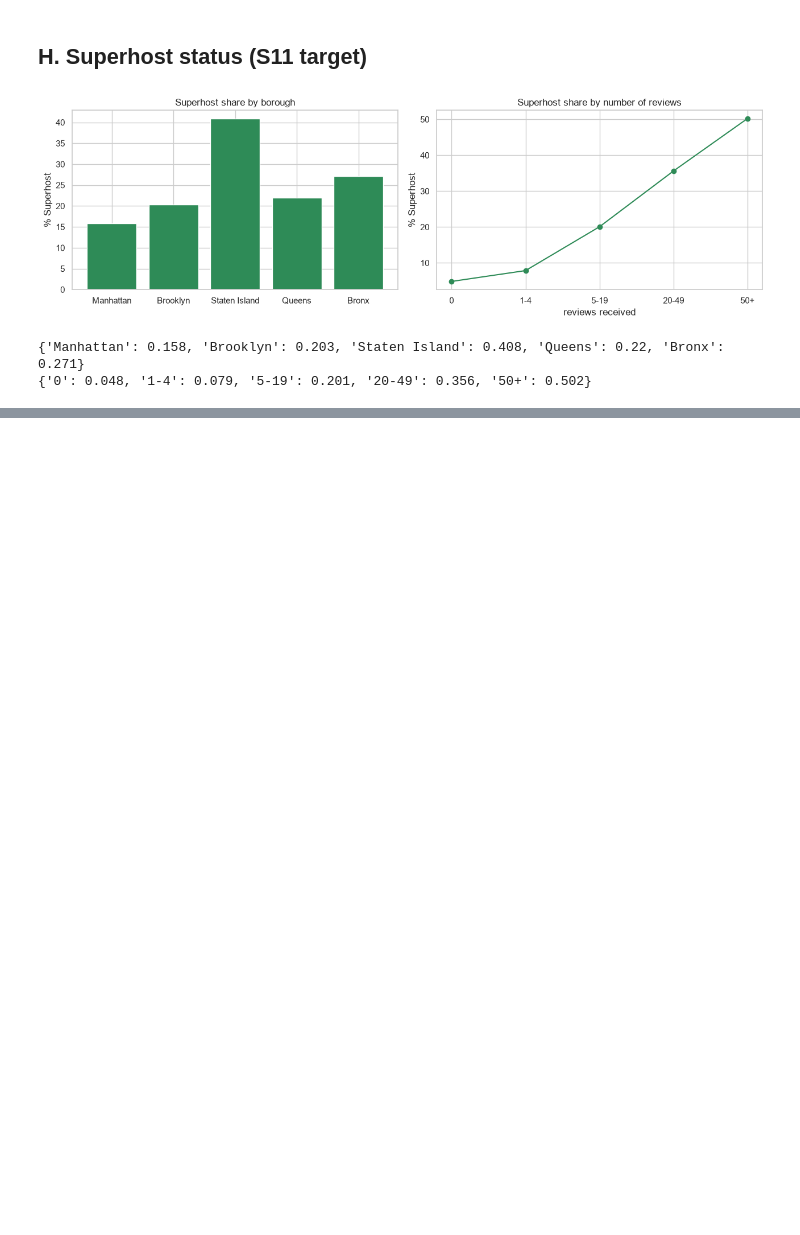
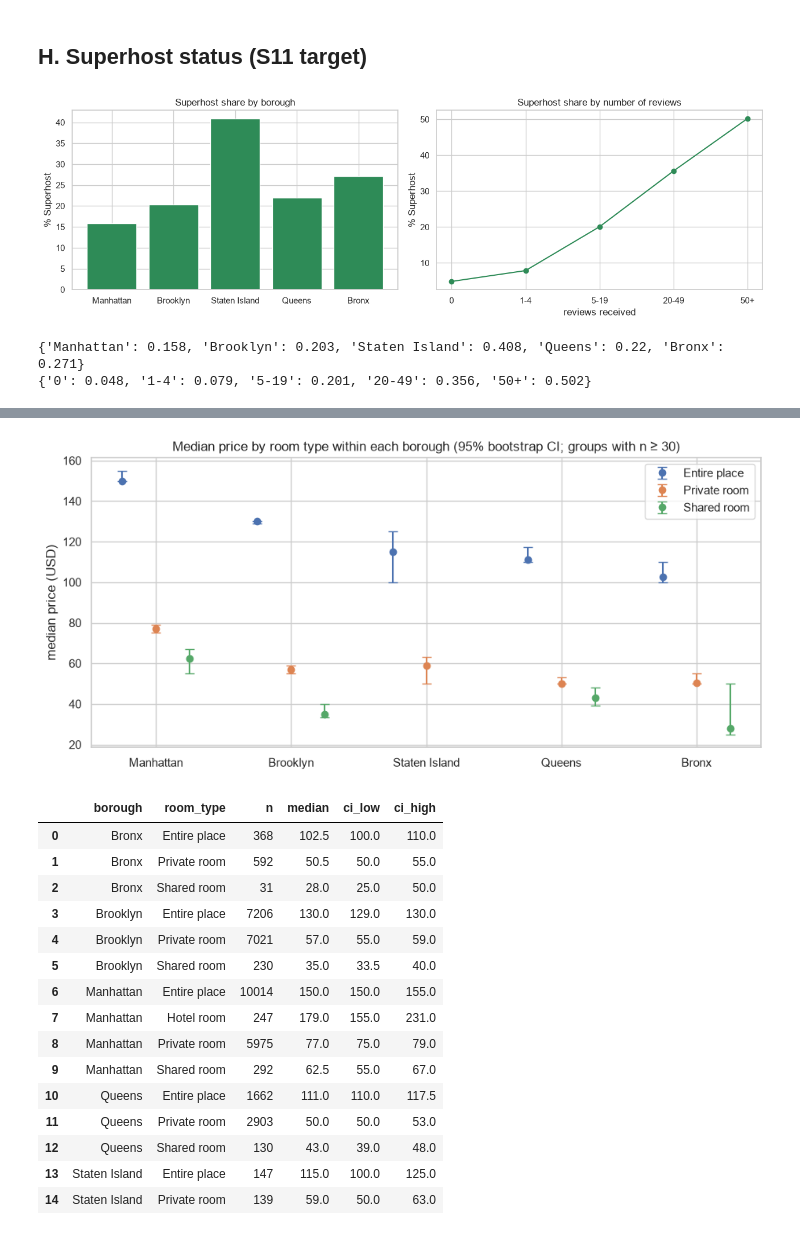
Before and after one commit to alisahann/nyc-airbnb-ds, a Jupyter notebook: notebooks/05_eda.ipynb, the cells around one changed output, grey strips where cells are left out. Cells and saved outputs as stored; diff of their text form; code cells hidden in the pictures; blank space fills up the shorter version.

```diff
--- a/notebooks/05_eda.ipynb
+++ b/notebooks/05_eda.ipynb
@@ -480,0 +484,48 @@ print(by_borough.round(3).to_dict()); print(by_band.round(3).to_dict())
+# %%
+from statsmodels.stats.proportion import proportion_confint
+rng = np.random.default_rng(RANDOM_STATE)
+
+def median_ci(values, n_boot=1000):
+    v = np.asarray(values)
+    boots = np.median(rng.choice(v, size=(n_boot, v.size), replace=True), axis=1) if v.size <= 4000 else \
+            np.array([np.median(rng.choice(v, size=v.size, replace=True)) for _ in range(n_boot)])
+    return np.percentile(boots, [2.5, 97.5])
+
+rows = []
+for (b, r), g in pos.groupby([pos["district"].astype(str), pos["room_type"].astype(str)]):
+    if len(g) < 30:            # too few listings for a stable estimate
+        continue
+    lo, hi = median_ci(g[TARGET].to_numpy())
+    rows.append({"borough": b, "room_type": r, "n": len(g), "median": g[TARGET].median(), "ci_low": lo, "ci_high": hi})
+br = pd.DataFrame(rows)
+br.to_csv(TABLE_DIR / "05_price_borough_roomtype_ci.csv", index=False)
+
+fig, ax = plt.subplots(figsize=(11, 4.8))
+rooms = ["Entire place", "Private room", "Shared room"]
+for k, r in enumerate(rooms):
+    sub = br[br["room_type"] == r].set_index("borough").reindex(list(order)).dropna()
+    x = np.array([list(order).index(b) for b in sub.index]) + (k - 1) * 0.25   # keep boroughs aligned
+    ax.errorbar(x, sub["median"], yerr=[sub["median"] - sub["ci_low"], sub["ci_high"] - sub["median"]],
+                fmt="o", capsize=4, label=r)
+    ax.set_xticks(np.arange(len(order))); ax.set_xticklabels(order)
+ax.set(title="Median price by room type within each borough (95% bootstrap CI; groups with n ≥ 30)", ylabel="median price (USD)")
+ax.legend(); save(fig, "16_price_roomtype_within_borough"); plt.show()
+br.round(1)
+# %% [output]
+[figure, added]
+|  | borough | room_type | n | median | ci_low | ci_high |
+| 0 | Bronx | Entire place | 368 | 102.5 | 100.0 | 110.0 |
+| 1 | Bronx | Private room | 592 | 50.5 | 50.0 | 55.0 |
+| 2 | Bronx | Shared room | 31 | 28.0 | 25.0 | 50.0 |
+| 3 | Brooklyn | Entire place | 7206 | 130.0 | 129.0 | 130.0 |
+| 4 | Brooklyn | Private room | 7021 | 57.0 | 55.0 | 59.0 |
+| 5 | Brooklyn | Shared room | 230 | 35.0 | 33.5 | 40.0 |
+| 6 | Manhattan | Entire place | 10014 | 150.0 | 150.0 | 155.0 |
+| 7 | Manhattan | Hotel room | 247 | 179.0 | 155.0 | 231.0 |
+| 8 | Manhattan | Private room | 5975 | 77.0 | 75.0 | 79.0 |
+| 9 | Manhattan | Shared room | 292 | 62.5 | 55.0 | 67.0 |
+| 10 | Queens | Entire place | 1662 | 111.0 | 110.0 | 117.5 |
+| 11 | Queens | Private room | 2903 | 50.0 | 50.0 | 53.0 |
+| 12 | Queens | Shared room | 130 | 43.0 | 39.0 | 48.0 |
+| 13 | Staten Island | Entire place | 147 | 115.0 | 100.0 | 125.0 |
+| 14 | Staten Island | Private room | 139 | 59.0 | 50.0 | 63.0 |
```
Also changed, not shown: parts of 8 cells of this notebook, 1 other file.
